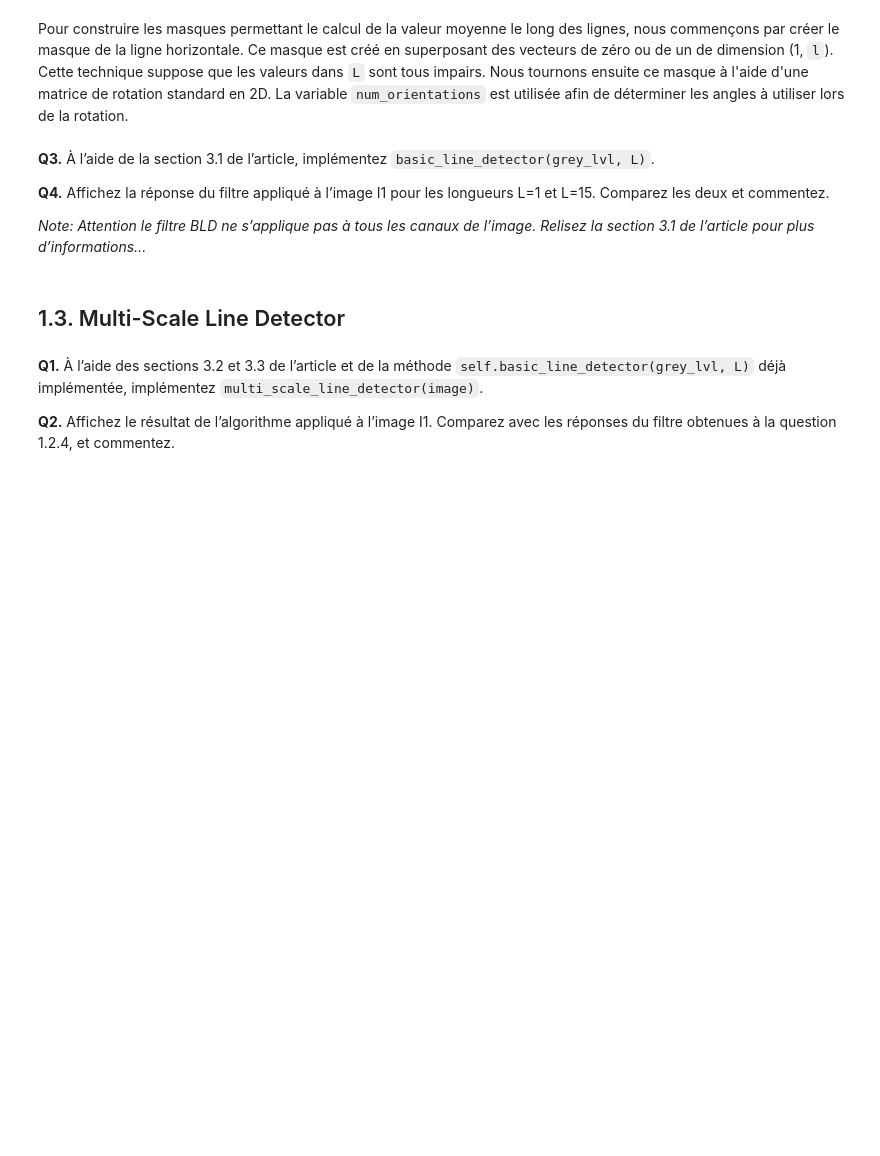
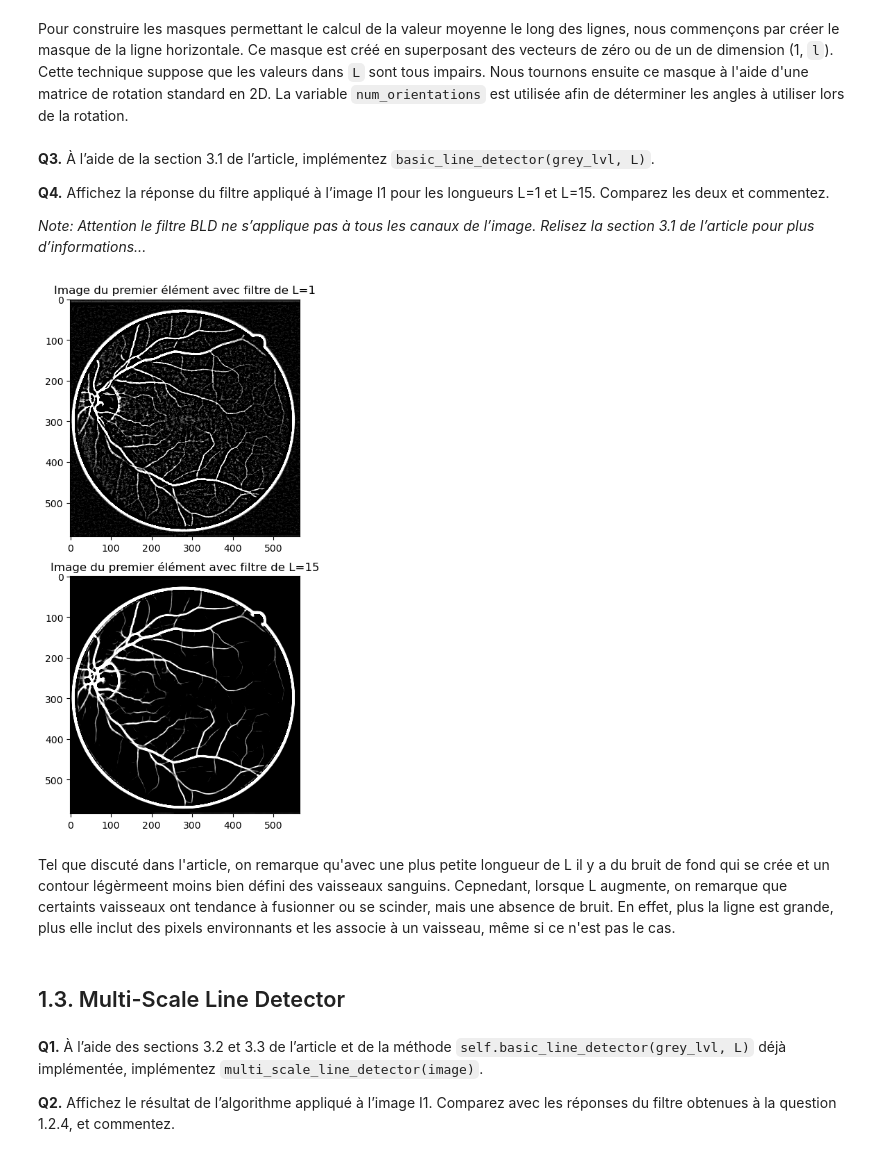
Before and after one commit to lashlone/GBM8770-Programmation, a Jupyter notebook: Projet/ProjetMSLD/RapportProjet.ipynb, the cells around one changed output. Saved outputs shown, nothing was run; the diff lists cells and outputs as text; code cells hidden in the pictures; blank space fills up the shorter version.

```diff
--- a/Projet/ProjetMSLD/RapportProjet.ipynb
+++ b/Projet/ProjetMSLD/RapportProjet.ipynb
@@ -64,7 +68,7 @@ Pour construire les masques permettant le calcul de la valeur moyenne le long de
 # %%
 # Vous pouvez dès à présent instancier l'objet MSLD en remplaçant les hyper-paramètres W, L et num_orientations par
 # leurs valeurs conseillées par l'article.
-msld = MultiScaleLineDetector(W=15, L=list(range(1,17,2)), num_orientations=12)
+msld = MultiScaleLineDetector(W=15, L=[1, 3, 5, 7, 9, 11, 13, 15], num_orientations=12)
 # %% [markdown]
 **Q3.** À l’aide de la section 3.1 de l’article, implémentez `basic_line_detector(grey_lvl, L)`.
 
@@ -78,3 +78,21 @@ I1_bld_L15 = msld.basic_line_detector(grey_lvl_I1, L=15)
+# %%
+grey_lvl_I1 = 1-I1.image[:,:, 1] # on inverse le canal vert
+I1_bld_L1 = msld.basic_line_detector(grey_lvl_I1, L=1)
+I1_bld_L15 = msld.basic_line_detector(grey_lvl_I1, L=15)
+
+fig, axes = plt.subplots(2, 1)
+fig.tight_layout(h_pad=2.0)
+
+axes[0].set_title("Image du premier élément avec filtre de L=1")
+axes[0].imshow(I1_bld_L1, cmap='gray', vmin=0.0, vmax=1.0)
+axes[1].set_title("Image du premier élément avec filtre de L=15")
+axes[1].imshow(I1_bld_L15, cmap="gray", vmin=0.0, vmax=1.0)
+
+plt.show()
+# %% [output]
+[figure, added]
+# %% [markdown]
+Tel que discuté dans l'article, on remarque qu'avec une plus petite longueur de L il y a du bruit de fond qui se crée et un contour légèrmeent moins bien défini des vaisseaux sanguins. Cepnedant, lorsque L augmente, on remarque que certaints vaisseaux ont tendance à fusionner ou se scinder, mais une absence de bruit. En effet, plus la ligne est grande, plus elle inclut des pixels environnants et les associe à un vaisseau, même si ce n'est pas le cas.
 # %% [markdown]
 ## 1.3. Multi-Scale Line Detector
 # %% [markdown]
```
Also changed, not shown: parts of 18 cells of this notebook, 2 other files.
